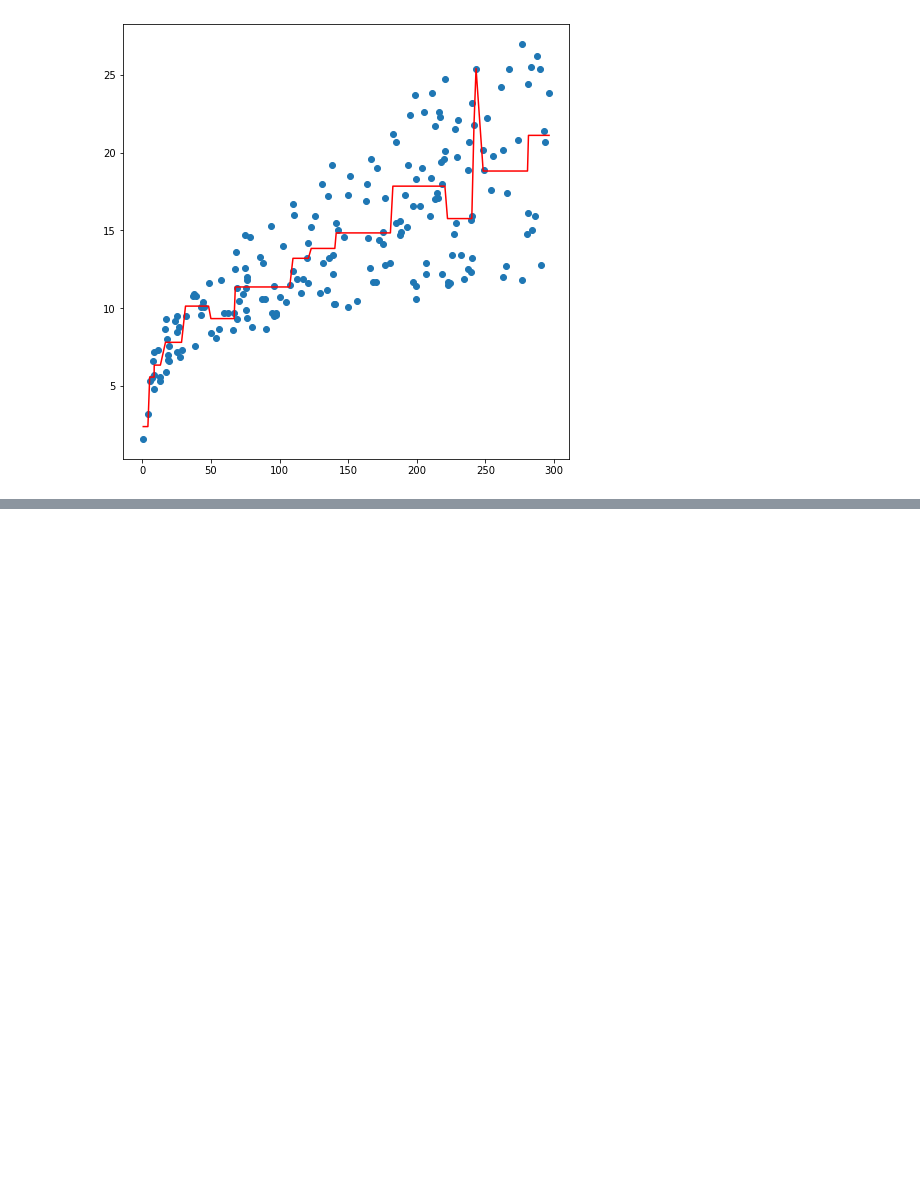
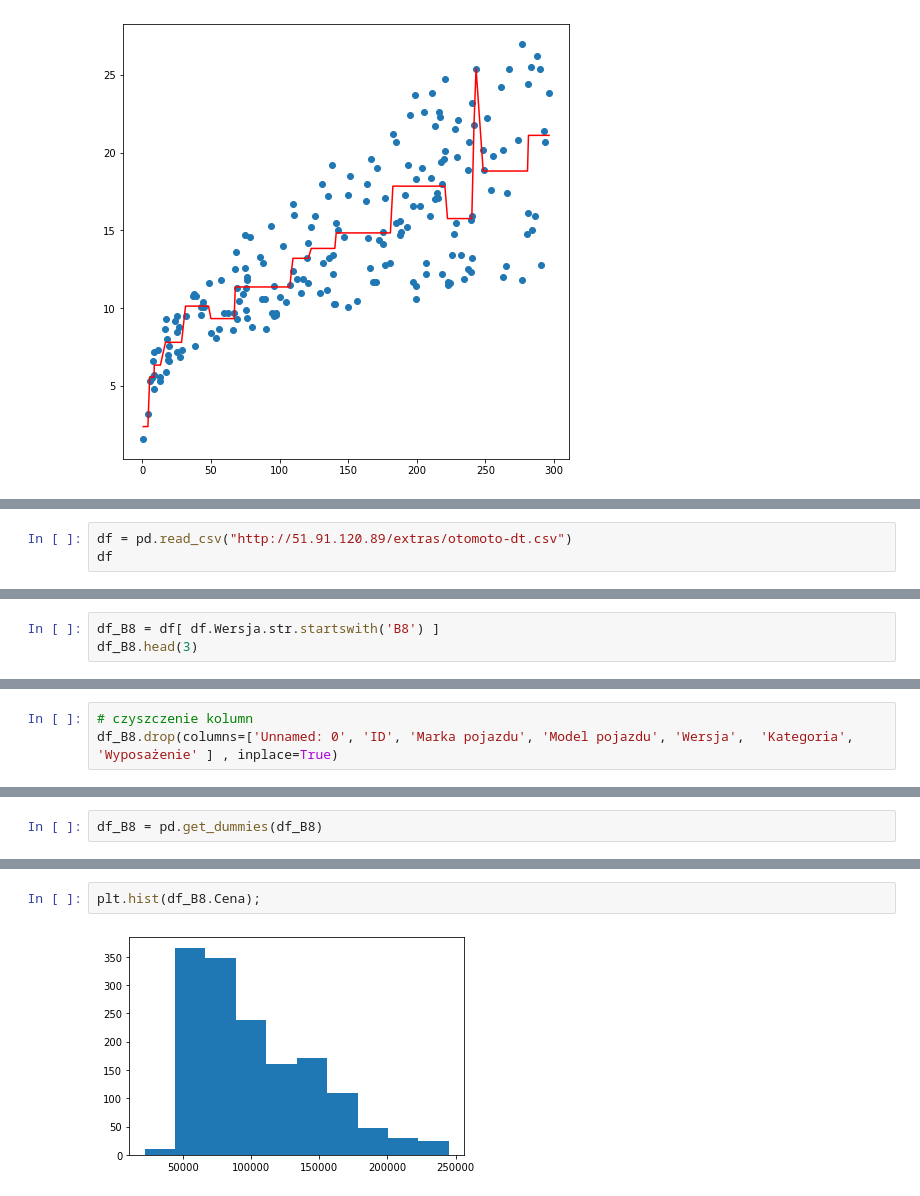
Before and after one commit to pad2012/Python2A, a Jupyter notebook: Dzien08/02-dt-regresja.ipynb, the cells around one changed output, grey strips where cells are left out. Saved outputs shown, nothing was run; the diff lists cells and outputs as text; blank space fills up the shorter version.

```diff
--- a/Dzien08/02-dt-regresja.ipynb
+++ b/Dzien08/02-dt-regresja.ipynb
@@ -44,0 +47,3 @@ print(r2_score(y,model.predict(X)))
+# %%
+df = pd.read_csv("http://51.91.120.89/extras/otomoto-dt.csv")
+df
@@ -44,0 +64,3 @@ print(r2_score(y,model.predict(X)))
+# %%
+df_B8 = df[ df.Wersja.str.startswith('B8') ]
+df_B8.head(3)
@@ -44,0 +86,3 @@ print(r2_score(y,model.predict(X)))
+# %%
+# czyszczenie kolumn
+df_B8.drop(columns=['Unnamed: 0', 'ID', 'Marka pojazdu', 'Model pojazdu', 'Wersja',  'Kategoria',  'Wyposażenie' ] , inplace=True)
@@ -44,0 +136,2 @@ print(r2_score(y,model.predict(X)))
+# %%
+df_B8 = pd.get_dummies(df_B8)
@@ -44,0 +158,4 @@ print(r2_score(y,model.predict(X)))
+# %%
+plt.hist(df_B8.Cena);
+# %% [output]
+[figure, added]
```
Also changed, not shown: parts of 17 cells of this notebook.
